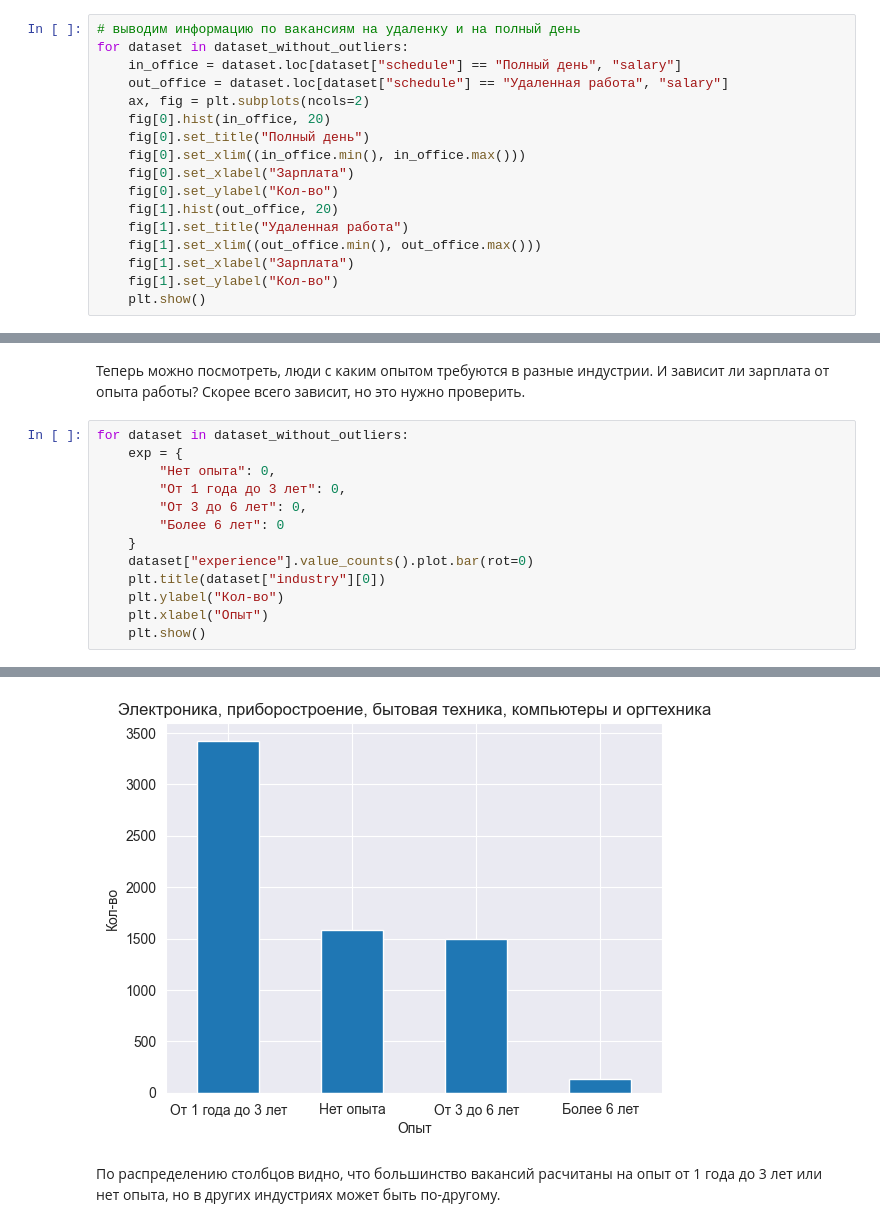
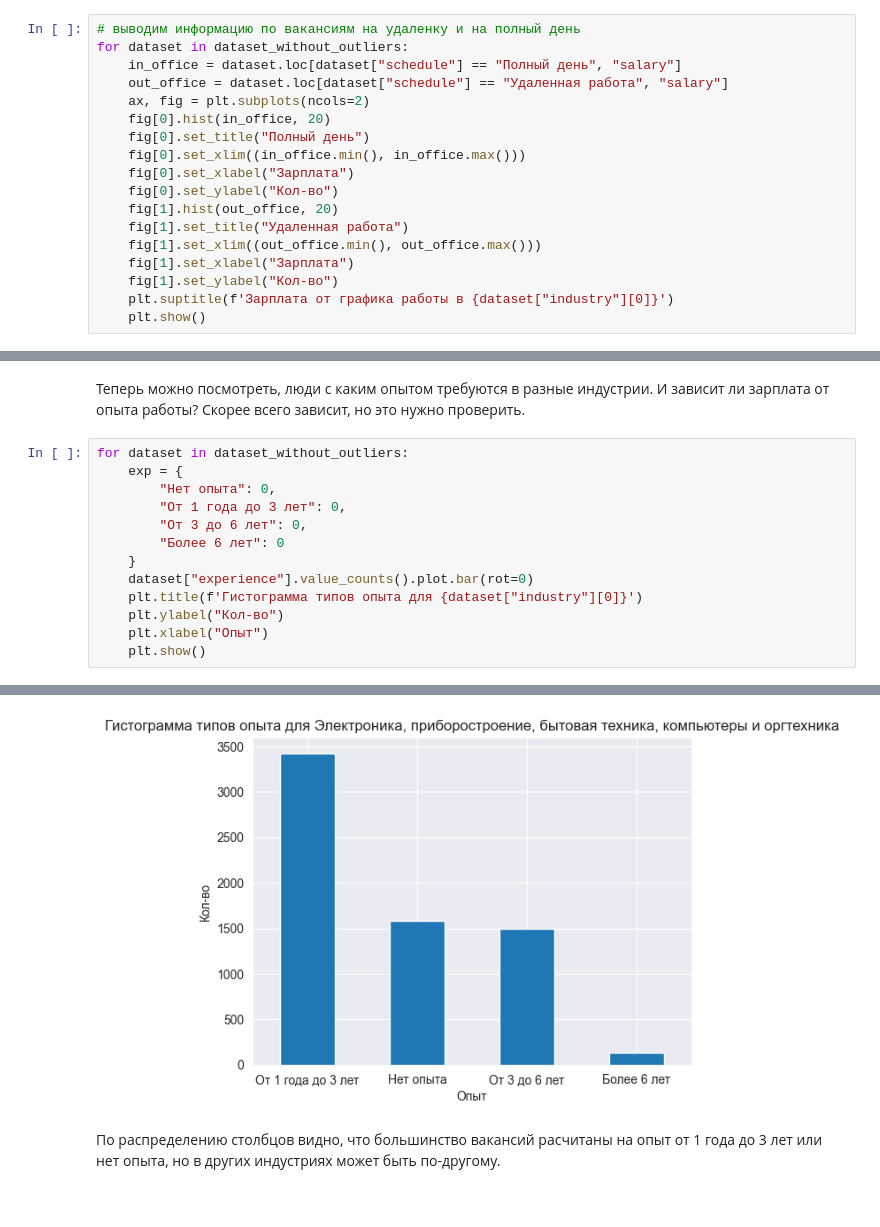
Before and after one commit to msaltovsky/hh_ru_vacancies_analysis, a Jupyter notebook: hh_vacancies_analyzis.ipynb, the cells around one changed output, grey strips where cells are left out. Saved outputs shown, nothing was run; the diff lists cells and outputs as text.

```diff
--- a/hh_vacancies_analyzis.ipynb
+++ b/hh_vacancies_analyzis.ipynb
@@ -311,5 +311,6 @@ for dataset in dataset_without_outliers:
     fig[1].set_xlim((out_office.min(), out_office.max()))
     fig[1].set_xlabel("Зарплата")
     fig[1].set_ylabel("Кол-во")
+    plt.suptitle(f'Зарплата от графика работы в {dataset["industry"][0]}')
     plt.show()
 # %% [output]
@@ -371,7 +372,7 @@ for dataset in dataset_without_outliers:
         "Более 6 лет": 0
     }
     dataset["experience"].value_counts().plot.bar(rot=0)
-    plt.title(dataset["industry"][0])
+    plt.title(f'Гистограмма типов опыта для {dataset["industry"][0]}')
     plt.ylabel("Кол-во")
     plt.xlabel("Опыт")
     plt.show()
@@ -381,4 +382,4 @@ for dataset in dataset_without_outliers:
-[figure, old version]
+[figure, new version]
 # %% [markdown]
 По распределению столбцов видно, что большинство вакансий расчитаны на опыт от 1 года до 3 лет или нет опыта, но в других индустриях может быть по-другому.
 # %%
```
Also changed, not shown: parts of 11 cells of this notebook, 1 other file.
